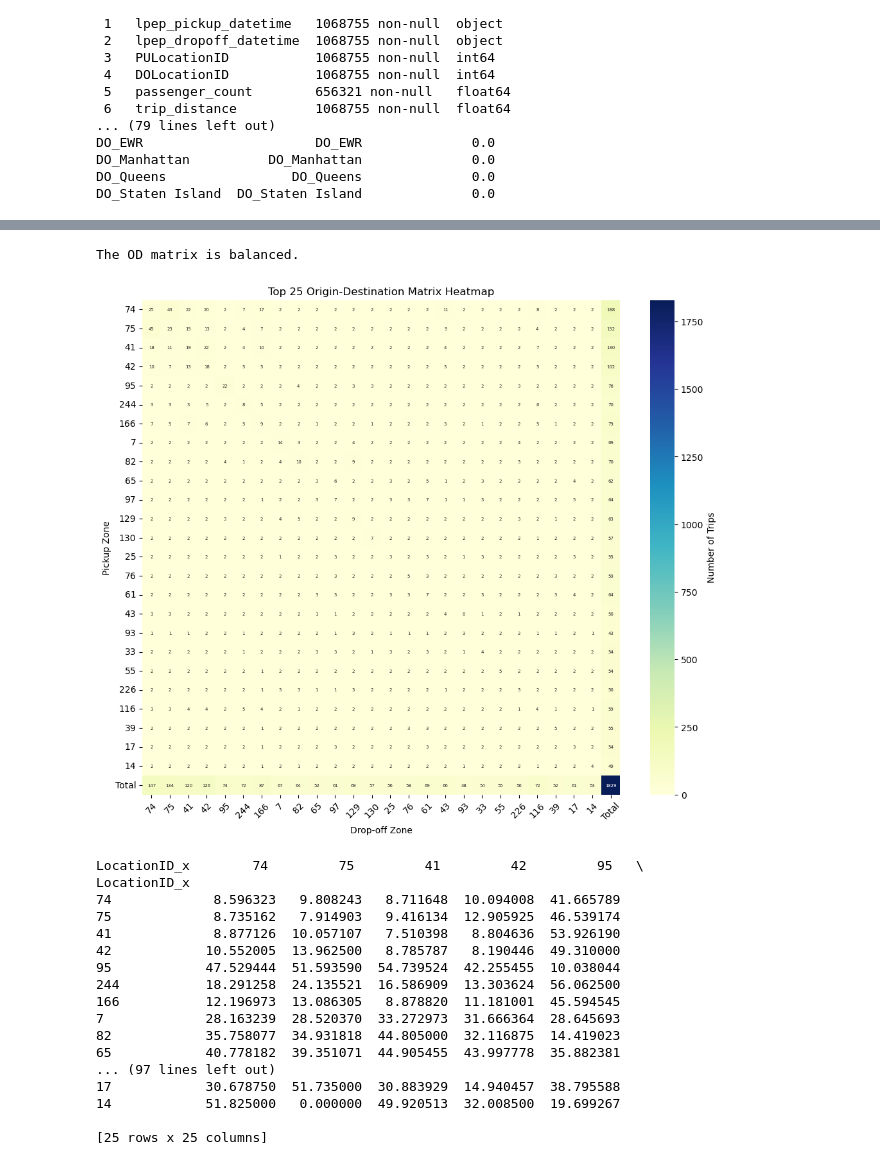
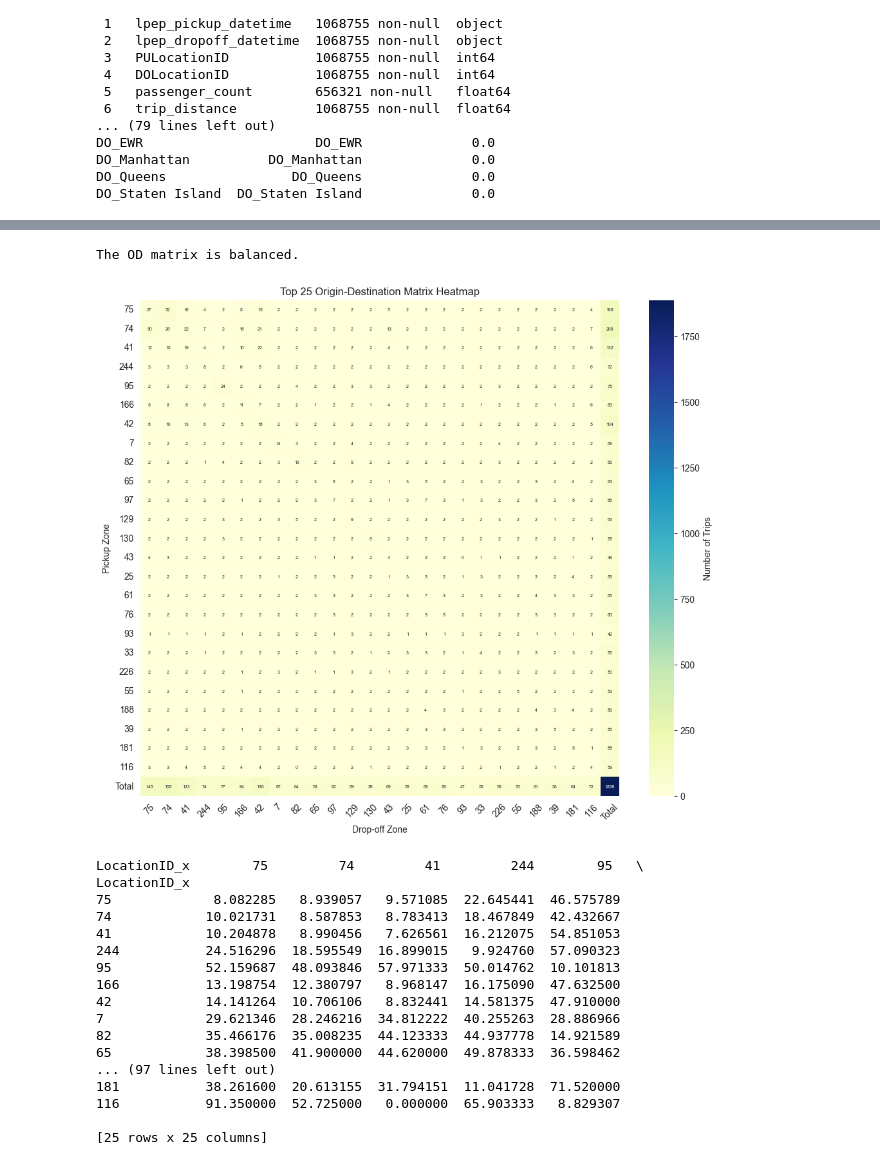
Before and after one commit to sagharrezanavaz/Transportation-Project, a Jupyter notebook: Phase II.ipynb, the cells around one changed output, grey strips where cells are left out. Cells and saved outputs as stored; diff of their text form; code cells hidden in the pictures.

```diff
--- a/Phase II.ipynb
+++ b/Phase II.ipynb
@@ -261,7 +261,7 @@ Ranking City Blocks by the Highest Percentage of Inter-Block Trips
 # %%
 df['pickup_date'] = df['pickup_month'].astype(str) + '-' + df['pickup_day'].astype(str)
 
-
+df=df[df['weekday']<6]
 # Step 2: Group by the new pickup_date and the location IDs
 od_matrix = df.groupby(['pickup_date', 'LocationID_x', 'LocationID_y']).size().groupby(level=[1, 2]).mean().unstack(fill_value=0)
 # print(empty_vendor_trips.index.names)
@@ -277,34 +277,34 @@ filtered_od_matrix = od_matrix.loc[top_zones, top_zones]
 empty_vendor_trips = empty_vendor_trips.loc[top_zones,top_zones]
 # print('empty:',empty_vendor_trips)
 
 
 filtered_od_matrix = empty_vendor_trips+ filtered_od_matrix
 # print(filtered_od_matrix)
 
 
 filtered_od_matrix.loc['Total'] = filtered_od_matrix.sum()  # Sum for each drop-off column
 filtered_od_matrix['Total'] = filtered_od_matrix.sum(axis=1)
 
 
 #print(filtered_od_matrix.info)
 #print(filtered_od_matrix['Total'])
 #print(filtered_od_matrix.T['Total'])
 if filtered_od_matrix['Total'].sum() == filtered_od_matrix.T['Total'].sum():
    print("The OD matrix is balanced.")
 else:
    print("The OD matrix is not balanced.")
 # Plotting the heatmap for the filtered OD matrix
 plt.figure(figsize=(12, 10))
 sns.heatmap(filtered_od_matrix, cmap="YlGnBu", annot=True, fmt=".0f", cbar_kws={"label": "Number of Trips"},annot_kws={"size": 5})
 plt.title("Top 25 Origin-Destination Matrix Heatmap")
 plt.xlabel("Drop-off Zone")
 plt.ylabel("Pickup Zone")
 plt.xticks(rotation=45)
 plt.yticks(rotation=0)
 plt.show()
 # %% [output]
 The OD matrix is balanced.
-[figure, old version]
+[figure, new version]
 # %%
 # ساخت ماتریس خالی برای میانگین هزینه‌ها
 cost_matrix = pd.DataFrame(index=top_zones, columns=top_zones).fillna(0)
@@ -337,21 +337,21 @@ print(cost_matrix)
 # plt.yticks(rotation=0)
 # plt.show()
 # %% [output]
-LocationID_x        74         75         41         42         95   \
+LocationID_x        75         74         41         244        95   \
 LocationID_x
-74             8.596323   9.808243   8.711648  10.094008  41.665789
-75             8.735162   7.914903   9.416134  12.905925  46.539174
-41             8.877126  10.057107   7.510398   8.804636  53.926190
-42            10.552005  13.962500   8.785787   8.190446  49.310000
-95            47.529444  51.593590  54.739524  42.255455  10.038044
-244           18.291258  24.135521  16.586909  13.303624  56.062500
-166           12.196973  13.086305   8.878820  11.181001  45.594545
-7             28.163239  28.520370  33.272973  31.666364  28.645693
-82            35.758077  34.931818  44.805000  32.116875  14.419023
-65            40.778182  39.351071  44.905455  43.997778  35.882381
+75             8.082285   8.939057   9.571085  22.645441  46.575789
+74            10.021731   8.587853   8.783413  18.467849  42.432667
+41            10.204878   8.990456   7.626561  16.212075  54.851053
+244           24.516296  18.595549  16.899015   9.924760  57.090323
+95            52.159687  48.093846  57.971333  50.014762  10.101813
+166           13.198754  12.380797   8.968147  16.175090  47.632500
+42            14.141264  10.706106   8.832441  14.581375  47.910000
+7             29.621346  28.246216  34.812222  40.255263  28.886966
+82            35.466176  35.008235  44.123333  44.937778  14.921589
+65            38.398500  41.900000  44.620000  49.878333  36.598462
 ... (97 lines left out)
-17            30.678750  51.735000  30.883929  14.940457  38.795588
-14            51.825000   0.000000  49.920513  32.008500  19.699267
+181           38.261600  20.613155  31.794151  11.041728  71.520000
+116           91.350000  52.725000   0.000000  65.903333   8.829307
 
 [25 rows x 25 columns]
 # %%
```
Also changed, not shown: parts of 3 cells of this notebook.
